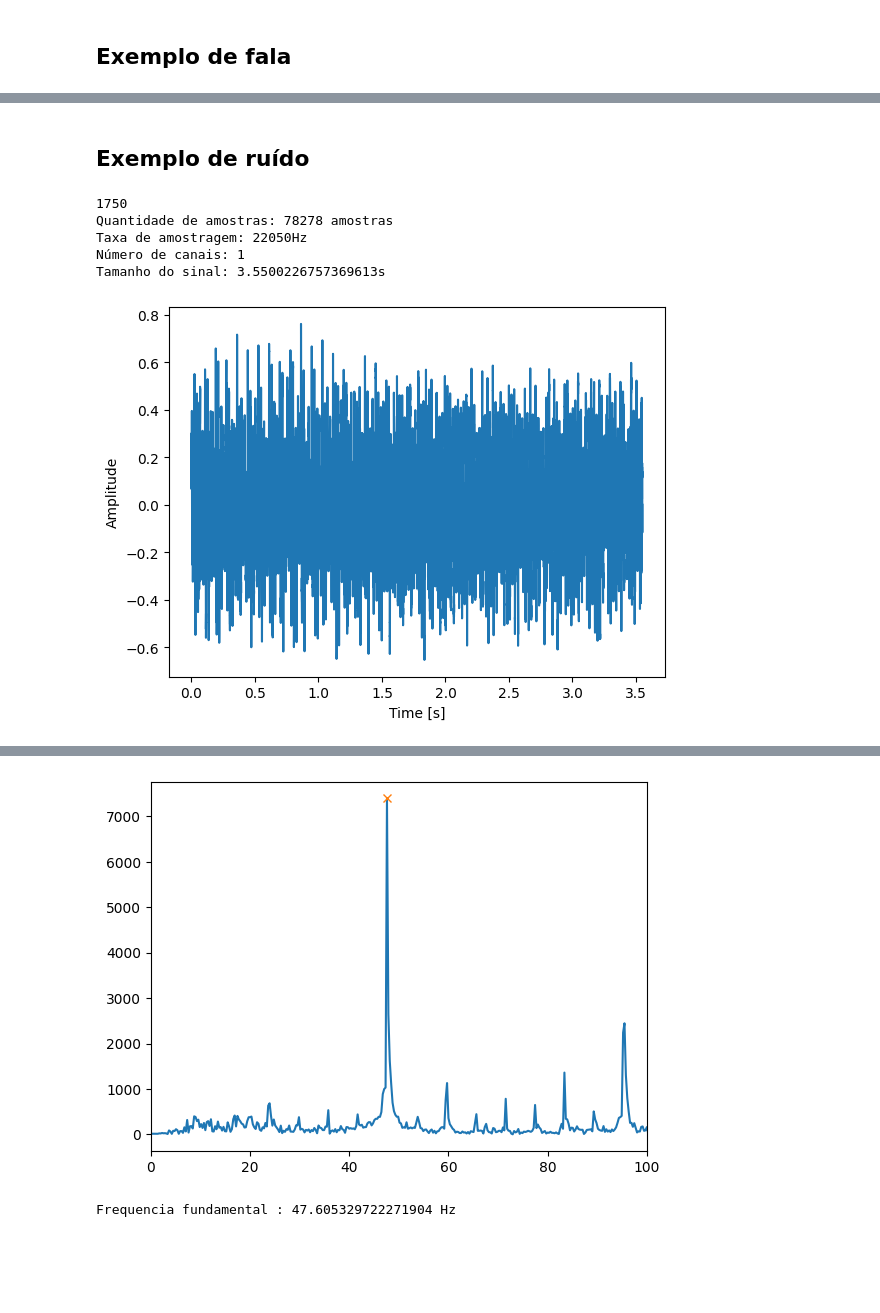
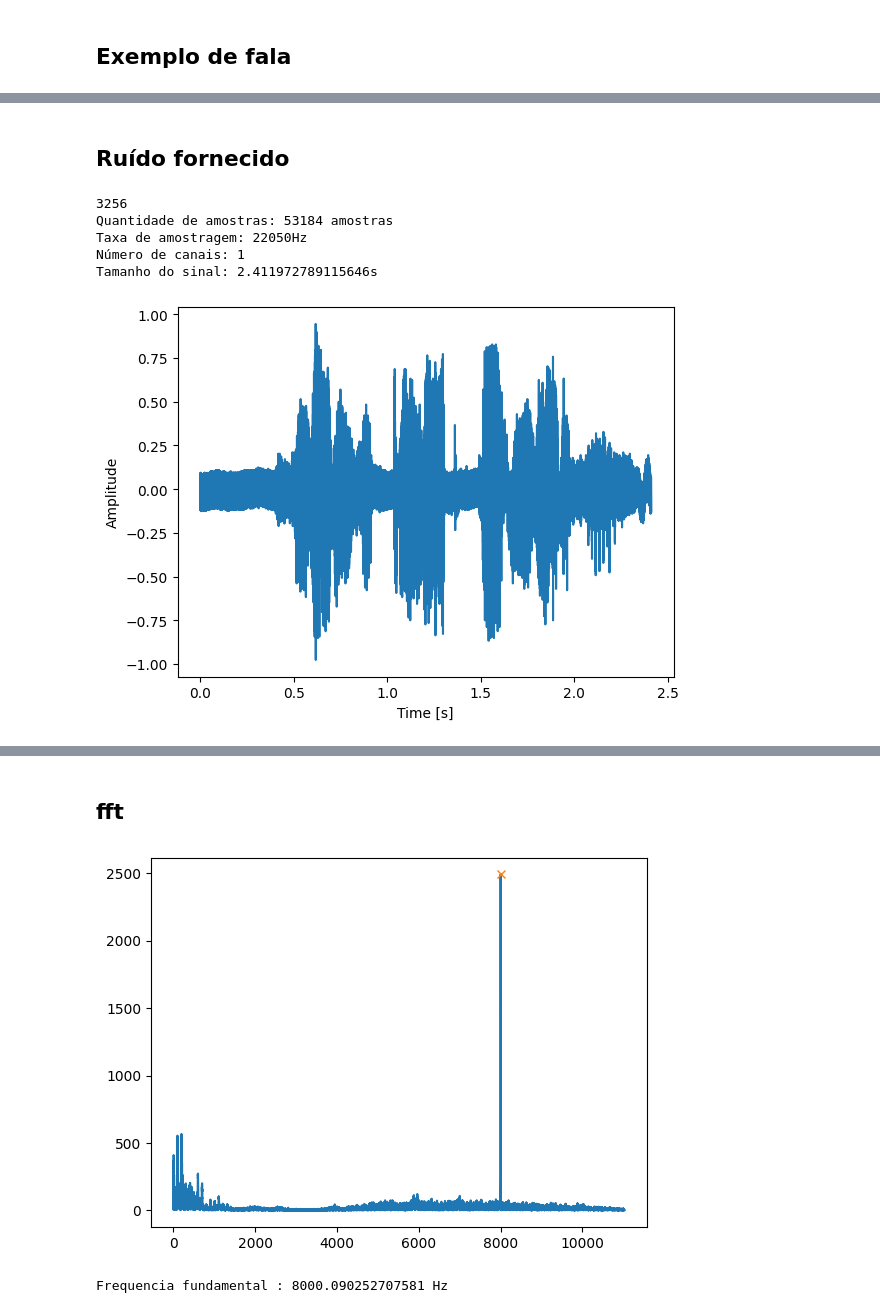
Before and after one commit to pedrodsk/pds, a Jupyter notebook: projeto/projeto_pds.ipynb, the cells around one changed output, grey strips where cells are left out. Drawn from its saved outputs; the diff is of its cells as text; code cells hidden in the pictures; blank space fills up the shorter version.

```diff
--- a/projeto/projeto_pds.ipynb
+++ b/projeto/projeto_pds.ipynb
@@ -56,8 +101,8 @@ Audio(y, rate=fs)
 # %% [markdown]
-## Exemplo de ruído
+## Ruído fornecido
 # %%
 rand_int = np.random.randint(0, len(noisefiles)-1)
-y_noise, fs = librosa.load(noisefiles[87])
+y_noise, fs = librosa.load('../matlab/projeto01/sound005.wav')
 samples = len(y_noise)
 length = samples/fs
 
@@ -68,11 +113,11 @@ print(f'Número de canais: {len(y_noise.shape)}')
 length = samples/fs
 print(f'Tamanho do sinal: {length}s')
 # %% [output]
-1750
-Quantidade de amostras: 78278 amostras
+3256
+Quantidade de amostras: 53184 amostras
 Taxa de amostragem: 22050Hz
 Número de canais: 1
-Tamanho do sinal: 3.5500226757369613s
+Tamanho do sinal: 2.411972789115646s
 # %%
 time = np.linspace(0., length, y_noise.shape[0])
 plt.plot(time, y_noise)
@@ -80,23 +125,23 @@ plt.xlabel("Time [s]")
 plt.ylabel("Amplitude")
 plt.show()
 # %% [output]
-[figure, old version]
+[figure, new version]
 # %%
 Audio(y_noise, rate=fs)
 # %% [output]
 [interactive output not drawn]
+# %% [markdown]
+## fft
 # %%
 yk = abs(np.fft.rfft(y_noise))
 freqs = np.arange(len(yk))
 freqs = freqs * fs / samples
 
 plt.plot(freqs, yk)
-plt.xlim([0, 100])
+#plt.xlim([6000, 9000])
 plt.plot(np.where(yk == max(yk))[0][0]*fs/samples, np.max(yk), "x")
-#plt.axvline(x = 45.6, color = 'r')
-#plt.axvline(x = 49.6, color = 'r')
 plt.show()
 print(f'Frequencia fundamental : {np.where(yk == max(yk))[0][0]*fs/samples} Hz')
 # %% [output]
-[figure, old version]
+[figure, new version]
-Frequencia fundamental : 47.605329722271904 Hz
+Frequencia fundamental : 8000.090252707581 Hz
```
Also changed, not shown: parts of 41 cells of this notebook.
